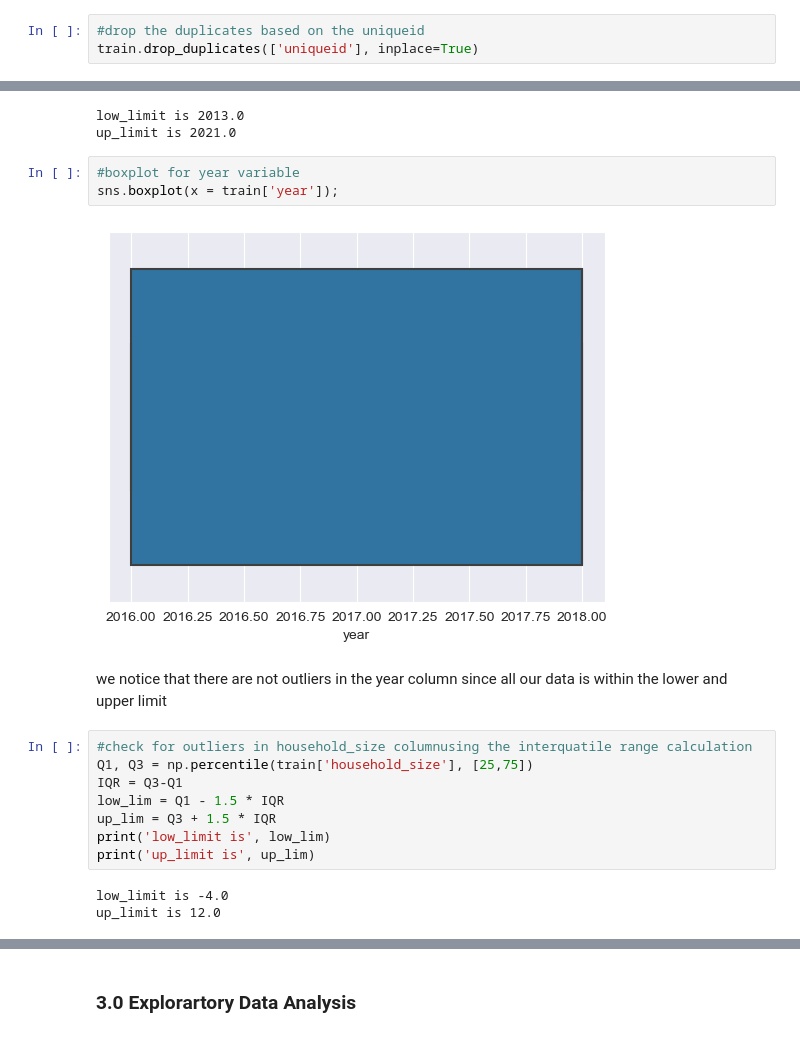
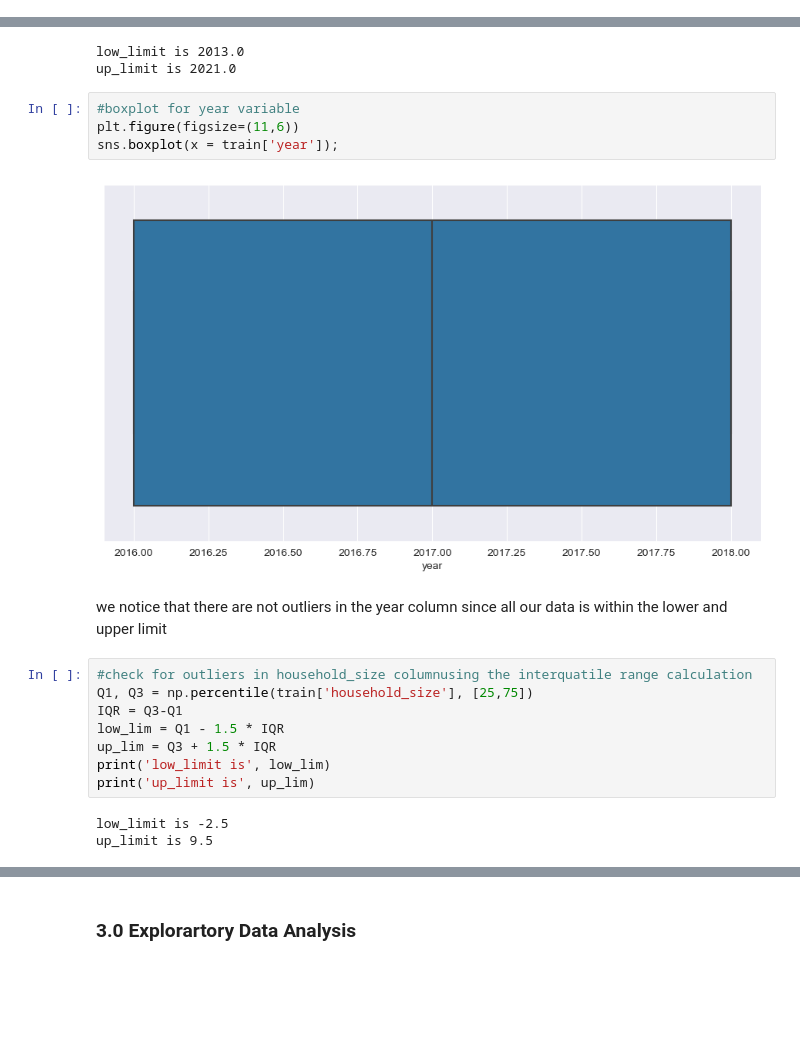
Before and after one commit to penina26/financial-inclusion-africa, a Jupyter notebook: index.ipynb, the cells around one changed output, grey strips where cells are left out. Cells and saved outputs as stored; diff of their text form; blank space fills up the shorter version.

Commit message:
fix check for duplicates

```diff
--- a/index.ipynb
+++ b/index.ipynb
@@ -168,3 +168,0 @@ We notice that we have 14789 duplicate rows based on the uniqueid.We will go ahe
-# %%
-#drop the duplicates based on the uniqueid
-train.drop_duplicates(['uniqueid'], inplace=True)
@@ -212,9 +205,10 @@ low_limit is 2013.0
 up_limit is 2021.0
 # %%
 #boxplot for year variable
+plt.figure(figsize=(11,6))
 sns.boxplot(x = train['year']);
 # %% [output]
-[figure, old version]
+[figure, new version]
 # %% [markdown]
 we notice that there are not outliers in the year column since all our data is within the lower and upper limit
 # %%
@@ -226,7 +220,7 @@ up_lim = Q3 + 1.5 * IQR
 print('low_limit is', low_lim)
 print('up_limit is', up_lim)
 # %% [output]
-low_limit is -4.0
-up_limit is 12.0
+low_limit is -2.5
+up_limit is 9.5
 # %%
 #box plot to investigate outliers in the dataset
```
Also changed, not shown: parts of 70 cells of this notebook.
